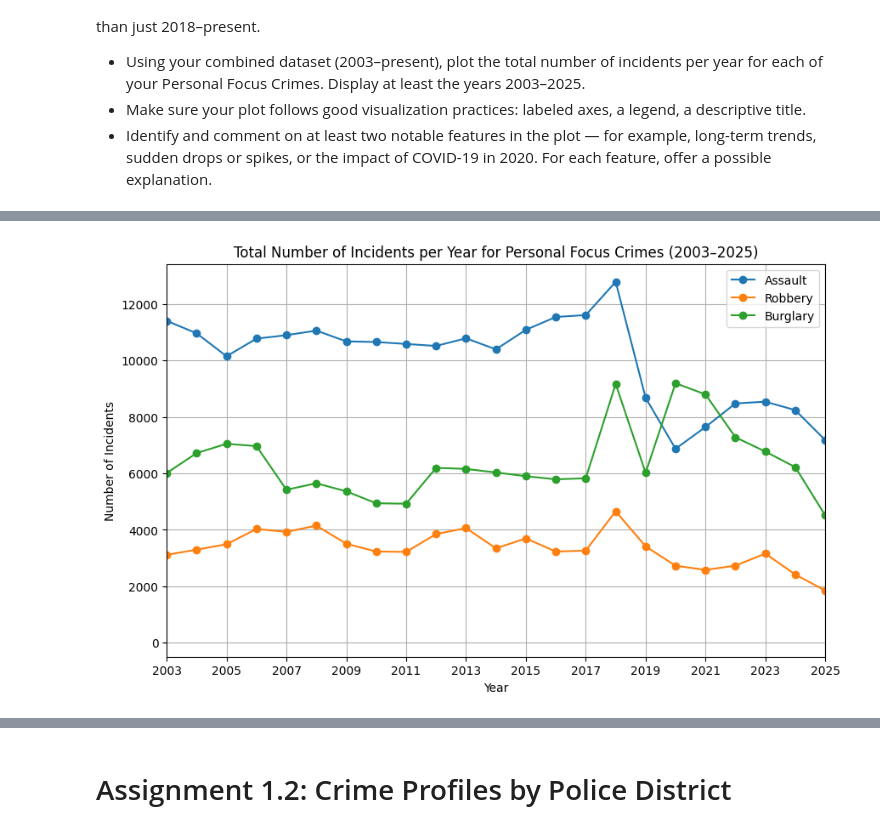
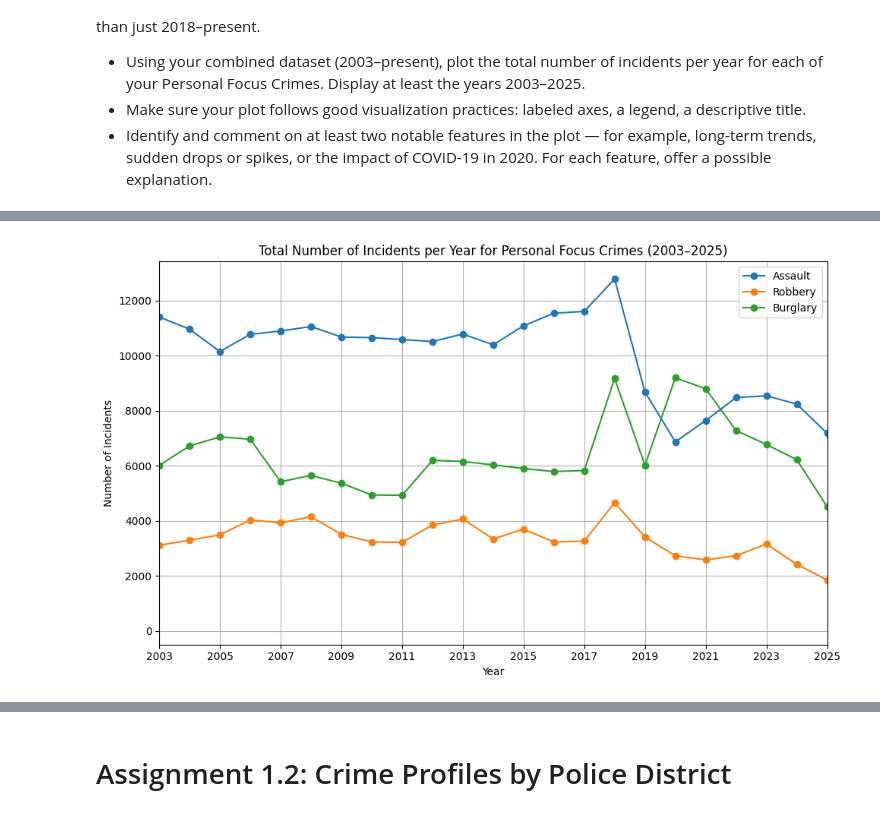
Before and after one commit to michmai/-02806-Social-Data-Analysis-and-Visualization, a Jupyter notebook: Assignment1.ipynb, the cells around one changed output, grey strips where cells are left out. Saved outputs shown, nothing was run; the diff lists cells and outputs as text; code cells hidden in the pictures.

```diff
--- a/Assignment1.ipynb
+++ b/Assignment1.ipynb
@@ -16,11 +16,17 @@ Draws from: Week 1, Exercises 4.1 and 4.2 — applied here to the full merged da
 * Identify and comment on at least two notable features in the plot — for example, long-term trends, sudden drops or spikes, or the impact of COVID-19 in 2020. For each feature, offer a possible explanation.
 # %%
 import pandas as pd
+import matplotlib.pyplot as plt
 
+# -----------------------------
+# 1. Load datasets
+# -----------------------------
 df = pd.read_csv('Police_Department_Incident_Reports__2018_to_Present_20260209.csv')
 df_historical = pd.read_csv('Police_Department_Incident_Reports__Historical_2003_to_May_2018_20260209.csv')
 
-#combine the two dataset
+# -----------------------------
+# 2. Rename historical columns
+# -----------------------------
 mapping = {
     'IncidntNum': 'Incident Number',
     'Category': 'Incident Category',
@@ -34,6 +40,18 @@ mapping = {
     'X': 'Longitude',
     'Y': 'Latitude'
 }
+
+df_historical.rename(columns=mapping, inplace=True)
+
+# -----------------------------
+# 3. Convert dates
+# -----------------------------
+df['Incident Date'] = pd.to_datetime(df['Incident Date'], errors='coerce')
+df_historical['Incident Date'] = pd.to_datetime(df_historical['Incident Date'], errors='coerce')
+
+# -----------------------------
+# 4. Select essential columns
+# -----------------------------
 essential_columns = {
     'Incident Number': ['IncidntNum', 'Incident Number'],
     'Incident Category': ['Category', 'Incident Category'],
@@ -46,45 +64,77 @@ essential_columns = {
     'Longitude': ['X', 'Longitude'],
     'Latitude': ['Y', 'Latitude']
 }
-df_historical.rename(columns=mapping, inplace=True)
-df['Incident Date'] = pd.to_datetime(df['Incident Date'], errors='coerce')
-df_historical['Incident Date'] = pd.to_datetime(df_historical['Incident Date'], errors='coerce')
-df_recent_selected = df[[col[1] for col in essential_columns.values() if col[1] in df.columns]]
-df_historical_selected = df_historical[[col[1] for col in essential_columns.values() if col[1] in df_historical.columns]]
-df_combined = pd.concat([df_recent_selected, df_historical_selected], ignore_index=True)
 
-import pandas as pd
-import matplotlib.pyplot as plt
+df_recent_selected = df[
+    [col[1] for col in essential_columns.values() if col[1] in df.columns]
+]
 
-# Normalize the 'Incident Category' column to lowercase for consistent comparison
-df_combined['Incident Category'] = df_combined['Incident Category'].str.lower()
+df_historical_selected = df_historical[
+    [col[1] for col in essential_columns.values() if col[1] in df_historical.columns]
+]
 
-# Normalize the personal focus crimes list to lowercase
-personal_focus_crimes = ['assault', 'robbery', 'burglary']  # Replace with your actual focus crimes
-personal_focus_crimes = [crime.lower() for crime in personal_focus_crimes]
+# -----------------------------
+# 5. Combine datasets
+# -----------------------------
+df_combined = pd.concat(
+    [df_recent_selected, df_historical_selected],
+    ignore_index=True
+)
 
-# Filter the combined dataset for Personal Focus Crimes
-df_filtered = df_combined[df_combined['Incident Category'].isin(personal_focus_crimes)]
+# -----------------------------
+# 6. Normalize category names
+# -----------------------------
+df_combined['Incident Category'] = (
+    df_combined['Incident Category']
+    .astype(str)
+    .str.strip()
+    .str.lower()
+)
 
-# Extract the year from the 'Incident Date' column
+# -----------------------------
+# 7. Define Personal Focus Crimes
+# -----------------------------
+personal_focus_crimes = ['assault', 'robbery', 'burglary']
+
+# -----------------------------
+# 8. Filter dataset
+# -----------------------------
+df_filtered = df_combined[
+    df_combined['Incident Category'].isin(personal_focus_crimes)
+].copy()
+
+# -----------------------------
+# 9. Extract year
+# -----------------------------
 df_filtered['Year'] = df_filtered['Incident Date'].dt.year
 
-# Group by year and count the number of incidents
-incidents_per_year = df_filtered.groupby('Year').size()
+# -----------------------------
+# 10. Plot yearly counts
+# -----------------------------
+plt.figure(figsize=(10, 6))
 
-# Plotting for each of the focus crimes
-plt.figure(figsize=(10, 6))
 for crime in personal_focus_crimes:
-    crime_data = df_filtered[df_filtered['Incident Category'] == crime]
+    crime_data = df_filtered[
+        df_filtered['Incident Category'] == crime
+    ]
+
     crime_incidents_per_year = crime_data.groupby('Year').size()
-    plt.plot(crime_incidents_per_year.index, crime_incidents_per_year.values, marker='o', label=crime.capitalize())
+
+    plt.plot(
+        crime_incidents_per_year.index,
+        crime_incidents_per_year.values,
+        marker='o',
+        label=crime.capitalize()
+    )
 
 plt.xlabel('Year')
 plt.ylabel('Number of Incidents')
 plt.title('Total Number of Incidents per Year for Personal Focus Crimes (2003–2025)')
 plt.legend()
-plt.grid()
+plt.grid(True)
 plt.xlim(2003, 2025)
 plt.xticks(range(2003, 2026, 2))
+
+plt.tight_layout()
 plt.show()
 # %% [output]
@@ -96 +141 @@ See the caveats in the documentation: https://pandas.pydata.org/pandas-docs/stab
-[figure, old version]
+[figure, new version]
```
Also changed, not shown: parts of 4 cells of this notebook, 1 other file.
